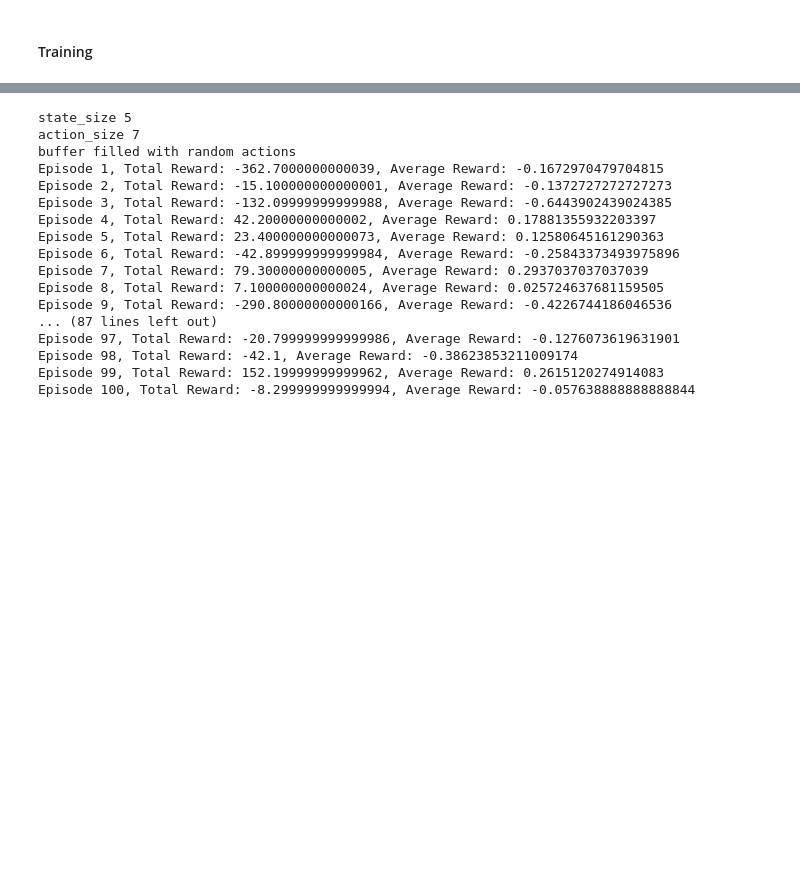
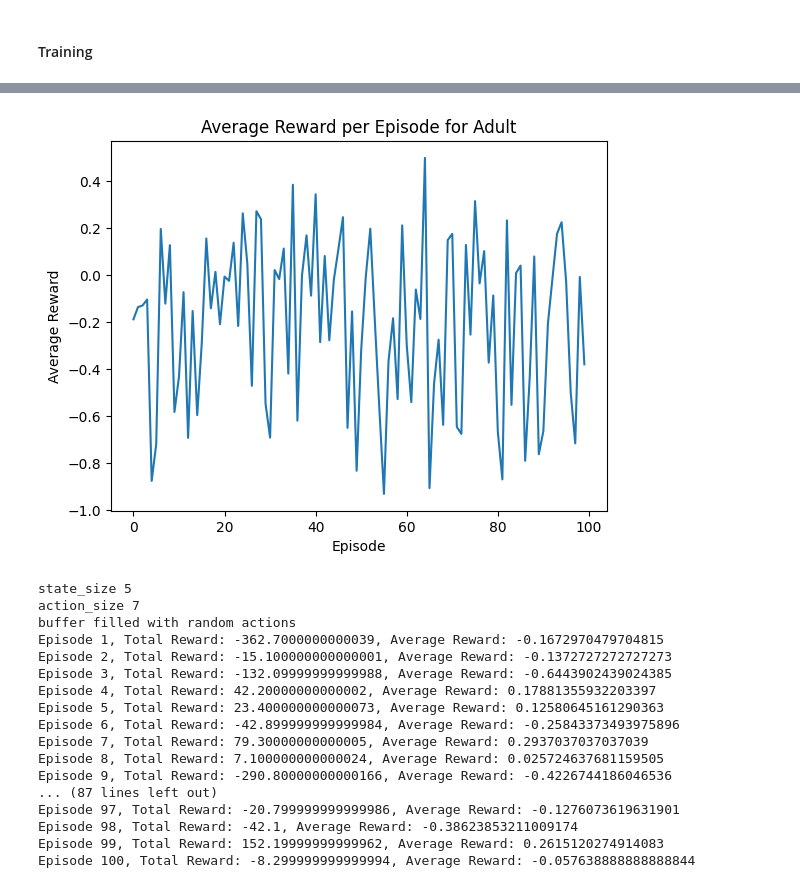
Before and after one commit to vitamys/rl_project, a Jupyter notebook: EnvDemo.ipynb, the cells around one changed output, grey strips where cells are left out. Saved outputs shown, nothing was run; the diff lists cells and outputs as text; code cells hidden in the pictures; blank space fills up the shorter version.

```diff
--- a/EnvDemo.ipynb
+++ b/EnvDemo.ipynb
@@ -332,6 +320,13 @@ def train(env, agent):
 
 
     return agent, avg_reward
+# %%
+def plot_reward(avg_reward, env_name):
+    plt.plot(avg_reward)
+    plt.title(f"Average Reward per Episode for {env_name}")
+    plt.xlabel("Episode")
+    plt.ylabel("Average Reward")
+    plt.show()
 # %%
 # train agents for all 3 age groups
 agent_adult = setup_ddqn_agent(env_adult)
@@ -358,3 +334,7 @@ Episode 100, Total Reward: -123.19999999999978, Average Reward: -0.3790769230769
+# %%
+plot_reward(avg_reward_adult, "Adult")
+# %% [output]
+[figure, added]
 # %%
 agent_adolescent = setup_ddqn_agent(env_adolescent)
 agent_adolescent, avg_reward_adolescent = train(env_adolescent, agent_adolescent)
```
Also changed, not shown: parts of 17 cells of this notebook, 6 other files.
